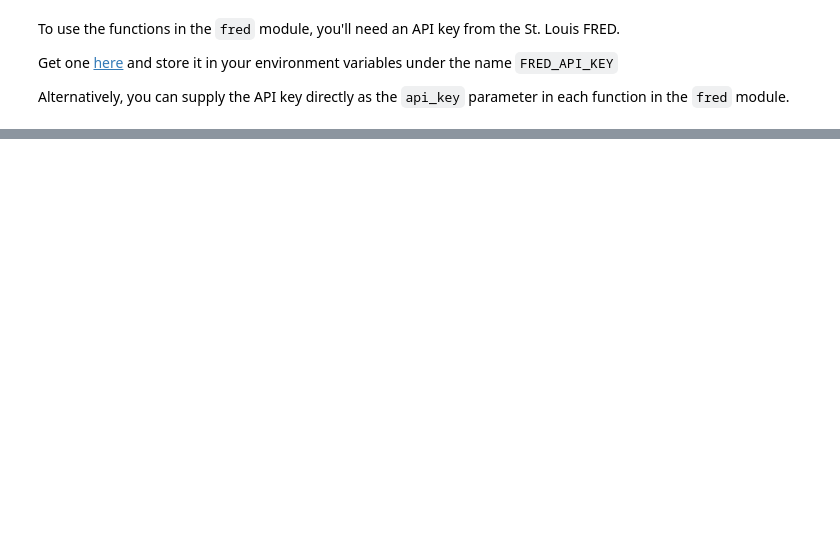
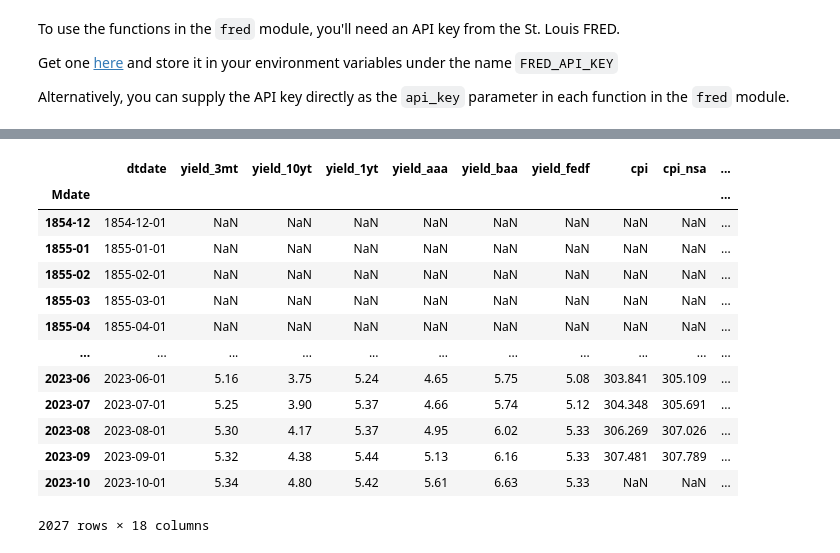
Before and after one commit to ionmihai/finsets, a Jupyter notebook: nbs/00_fred/00_fred.ipynb, the cells around one changed output, grey strips where cells are left out. Cells and saved outputs as stored; diff of their text form; code cells hidden in the pictures; blank space fills up the shorter version.

```diff
--- a/nbs/00_fred/00_fred.ipynb
+++ b/nbs/00_fred/00_fred.ipynb
@@ -49,16 +208,22 @@ download('GDP')
 # %%
 #| export
-def clean(series: str=None, # FRED series name
-        label: str=None, # Name you want to give to the series in the output DataFrame. If None, use lowercase of `series`
+def clean(data: dict=None,        # If None, downloads `vars` using `download` function
+          vars: List[str]=None,         # If None, downloads `default_raw_vars`
+        labels: str=None, # Name you want to give to the series in the output DataFrame. If None, uses lowercase of `series`
         api_key: str=None # FRED api key. If None, will use os.getenv("FRED_API_KEY")
         ) -> pd.DataFrame:
     """Retrieves series from FRED, cleans the date and sets it as index"""
 
-    if api_key is None: api_key = os.getenv("FRED_API_KEY")
+    if vars is None: vars = default_raw_vars()
+    if data is None: data = download(vars, api_key=api_key)
+    if labels is None: labels = pd.read_csv(LABELS_FILE).set_index('Variable Name')['Description'].to_dict()
+
     api = Fred(api_key=api_key)
-    freq = api.get_series_info('GDP').frequency_short
-    time.sleep(1)
-    if label is None: label = str.lower(series)
-    df = download(series).rename(columns={series:label}).reset_index().rename({'index':'date'},axis=1)
-    df = pdm.setup_tseries(df, freq=freq).drop('date', axis=1)
-    return df
+    out = {}
+
+    for freq, df in data.items():
+      df = df.rename(columns=labels).reset_index().rename({'index':'date'},axis=1)
+      df = pdm.setup_tseries(df, freq=freq).drop('date', axis=1)
+      out[freq] = df
+
+    return out
@@ -110,0 +230,3 @@ dtype: object
+# %%
+#| eval: false
+cdat = clean(rdat)
@@ -110,0 +256,18 @@ dtype: object
+# %%
+#| eval: false
+cdat['M']
+# %% [output]
+|  | dtdate | yield_3mt | yield_10yt | yield_1yt | yield_aaa | yield_baa | yield_fedf | cpi | cpi_nsa | ... |
+| Mdate |  |  |  |  |  |  |  |  |  | ... |
+| 1854-12 | 1854-12-01 | NaN | NaN | NaN | NaN | NaN | NaN | NaN | NaN | ... |
+| 1855-01 | 1855-01-01 | NaN | NaN | NaN | NaN | NaN | NaN | NaN | NaN | ... |
+| 1855-02 | 1855-02-01 | NaN | NaN | NaN | NaN | NaN | NaN | NaN | NaN | ... |
+| 1855-03 | 1855-03-01 | NaN | NaN | NaN | NaN | NaN | NaN | NaN | NaN | ... |
+| 1855-04 | 1855-04-01 | NaN | NaN | NaN | NaN | NaN | NaN | NaN | NaN | ... |
+| ... | ... | ... | ... | ... | ... | ... | ... | ... | ... | ... |
+| 2023-06 | 2023-06-01 | 5.16 | 3.75 | 5.24 | 4.65 | 5.75 | 5.08 | 303.841 | 305.109 | ... |
+| 2023-07 | 2023-07-01 | 5.25 | 3.90 | 5.37 | 4.66 | 5.74 | 5.12 | 304.348 | 305.691 | ... |
+| 2023-08 | 2023-08-01 | 5.30 | 4.17 | 5.37 | 4.95 | 6.02 | 5.33 | 306.269 | 307.026 | ... |
+| 2023-09 | 2023-09-01 | 5.32 | 4.38 | 5.44 | 5.13 | 6.16 | 5.33 | 307.481 | 307.789 | ... |
+| 2023-10 | 2023-10-01 | 5.34 | 4.80 | 5.42 | 5.61 | 6.63 | 5.33 | NaN | NaN | ... |
+2027 rows × 18 columns
```
Also changed, not shown: parts of 31 cells of this notebook, 14 other files.
